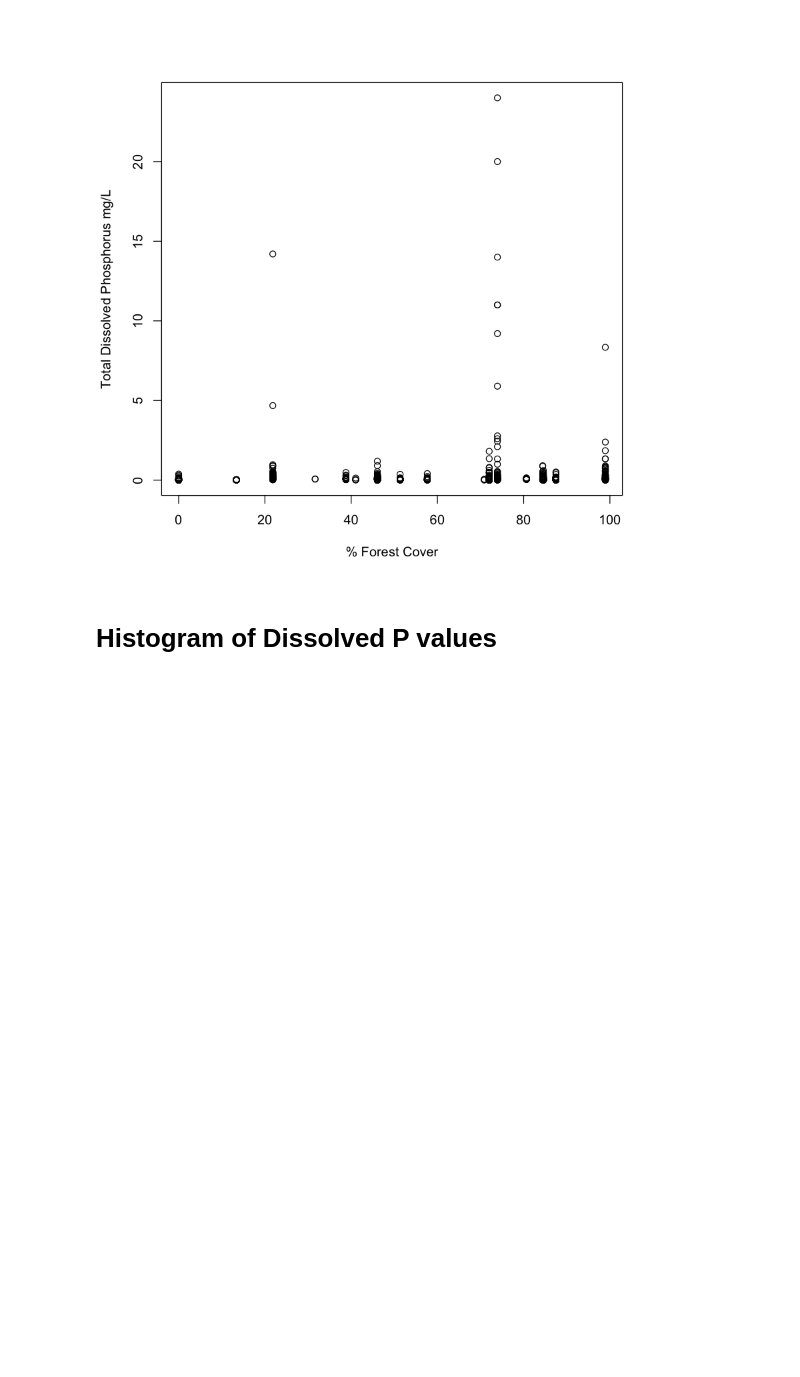
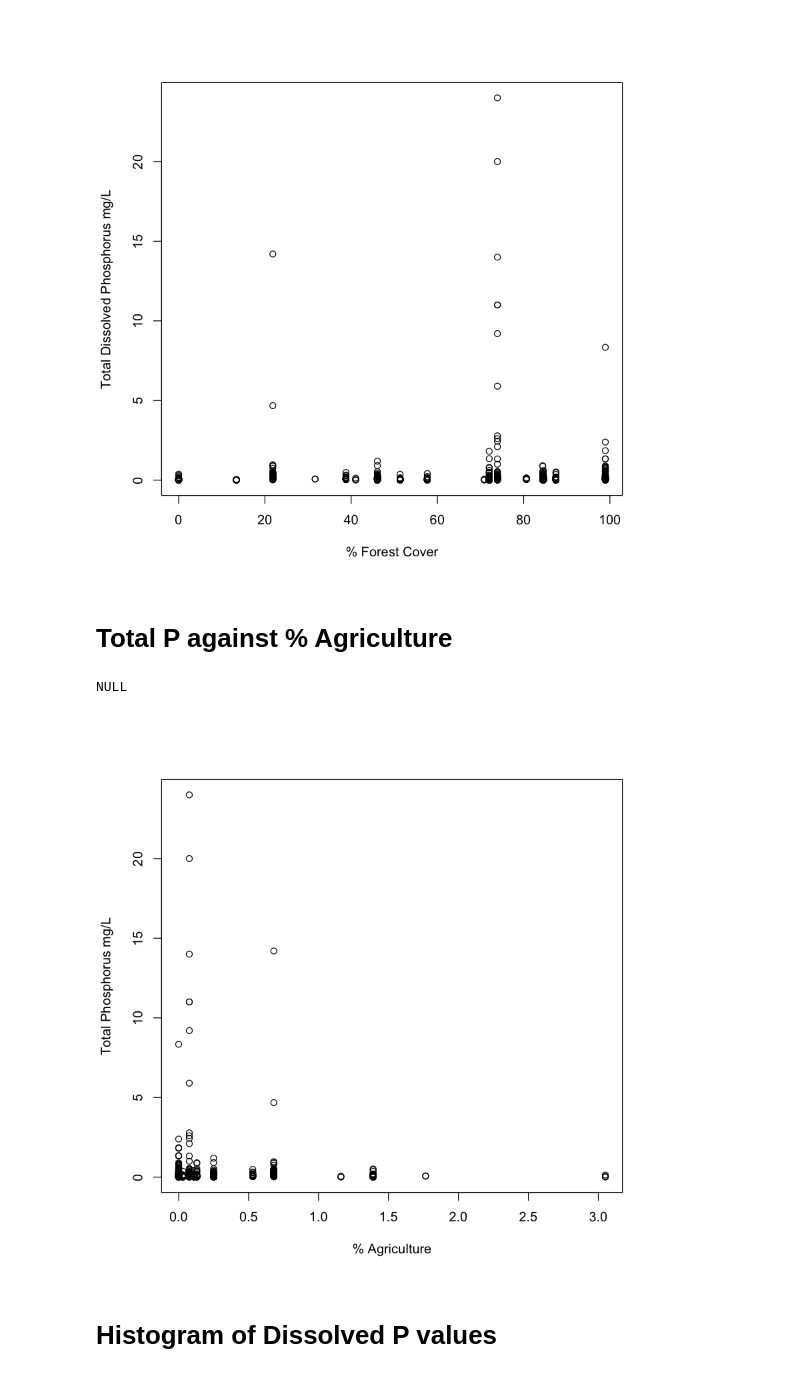
Before and after one commit to erinlarson/DDESSS_Stream_Dream_Team, a Jupyter notebook: Streams_Prelim_Plots.ipynb, the cells around one changed output. Drawn from its saved outputs; the diff is of its cells as text; code cells hidden in the pictures; blank space fills up the shorter version.

```diff
--- a/Streams_Prelim_Plots.ipynb
+++ b/Streams_Prelim_Plots.ipynb
@@ -115,3 +113,13 @@ NULL
+# %% [markdown]
+# Total P against % Agriculture
+# %%
+TotalP.Ag.plot<-plot(ResultMeasureValue~PAGT2,
+                     data=subset(landuse.p, ResultSampleFractionText=="Total"),
+                     type="p", xlab="% Agriculture", ylab="Total Phosphorus mg/L")
+TotalP.Ag.plot
+# %% [output]
+NULL
+[figure, added]
 # %% [markdown]
 # Histogram of Dissolved P values
 # %%
```
Also changed, not shown: parts of 1 cell of this notebook, 1 other file.
